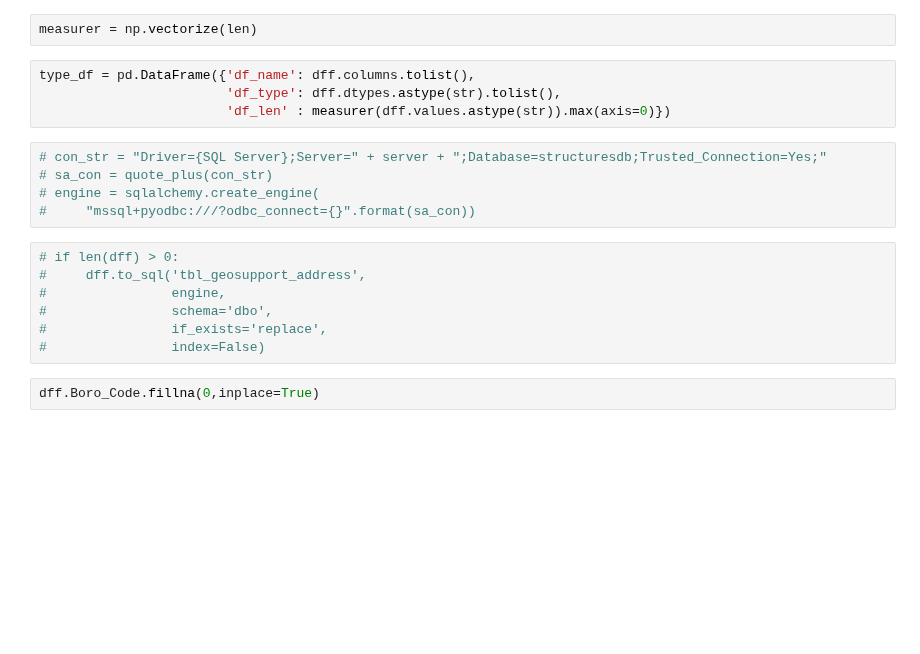
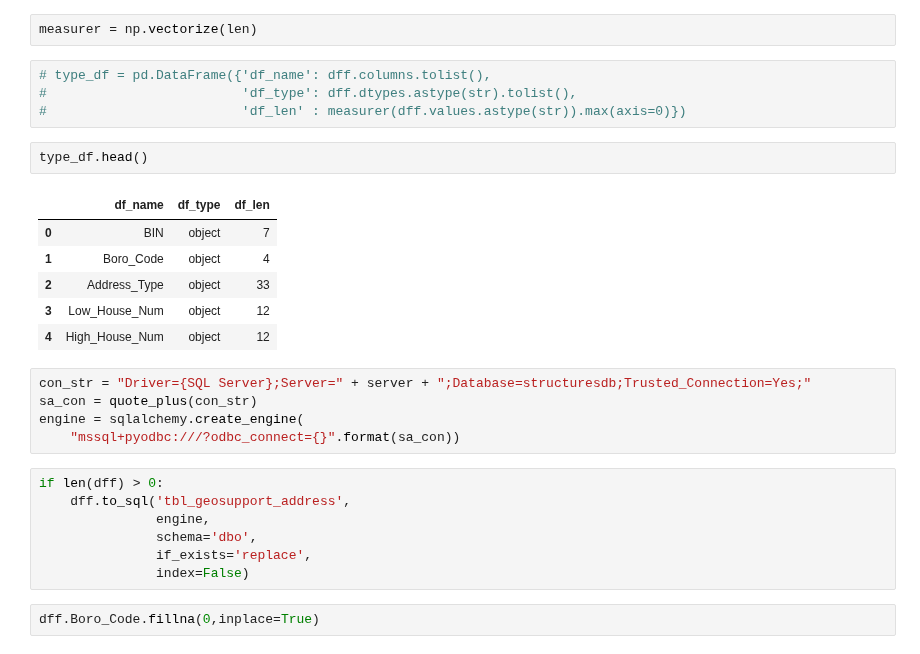
Before and after one commit to NYCParks-data/Structures, a Jupyter notebook: scripts/weekly_pre_QA/pre_QA_esri_push.ipynb, the cells around one changed output. Saved outputs shown, nothing was run; the diff lists cells and outputs as text; blank space fills up the shorter version.

```diff
--- a/scripts/weekly_pre_QA/pre_QA_esri_push.ipynb
+++ b/scripts/weekly_pre_QA/pre_QA_esri_push.ipynb
@@ -249,21 +274,30 @@ dff = (df.rename(columns = {'out_zip_code': 'Zip_Code',
 # %%
 measurer = np.vectorize(len)
 # %%
-type_df = pd.DataFrame({'df_name': dff.columns.tolist(),
-                        'df_type': dff.dtypes.astype(str).tolist(),
-                        'df_len' : measurer(dff.values.astype(str)).max(axis=0)})
+# type_df = pd.DataFrame({'df_name': dff.columns.tolist(),
+#                         'df_type': dff.dtypes.astype(str).tolist(),
+#                         'df_len' : measurer(dff.values.astype(str)).max(axis=0)})
+# %%
+type_df.head()
+# %% [output]
+|  | df_name | df_type | df_len |
+| 0 | BIN | object | 7 |
+| 1 | Boro_Code | object | 4 |
+| 2 | Address_Type | object | 33 |
+| 3 | Low_House_Num | object | 12 |
+| 4 | High_House_Num | object | 12 |
 # %%
-# con_str = "Driver={SQL Server};Server=" + server + ";Database=structuresdb;Trusted_Connection=Yes;"
-# sa_con = quote_plus(con_str)
-# engine = sqlalchemy.create_engine(
-#     "mssql+pyodbc:///?odbc_connect={}".format(sa_con))
+con_str = "Driver={SQL Server};Server=" + server + ";Database=structuresdb;Trusted_Connection=Yes;"
+sa_con = quote_plus(con_str)
+engine = sqlalchemy.create_engine(
+    "mssql+pyodbc:///?odbc_connect={}".format(sa_con))
 # %%
-# if len(dff) > 0:
-#     dff.to_sql('tbl_geosupport_address',
-#                engine,
-#                schema='dbo',
-#                if_exists='replace',
-#                index=False)
+if len(dff) > 0:
+    dff.to_sql('tbl_geosupport_address',
+               engine,
+               schema='dbo',
+               if_exists='replace',
+               index=False)
 # %%
 dff.Boro_Code.fillna(0,inplace=True)
 # %%
```
Also changed, not shown: parts of 5 cells of this notebook, 1 other file.
